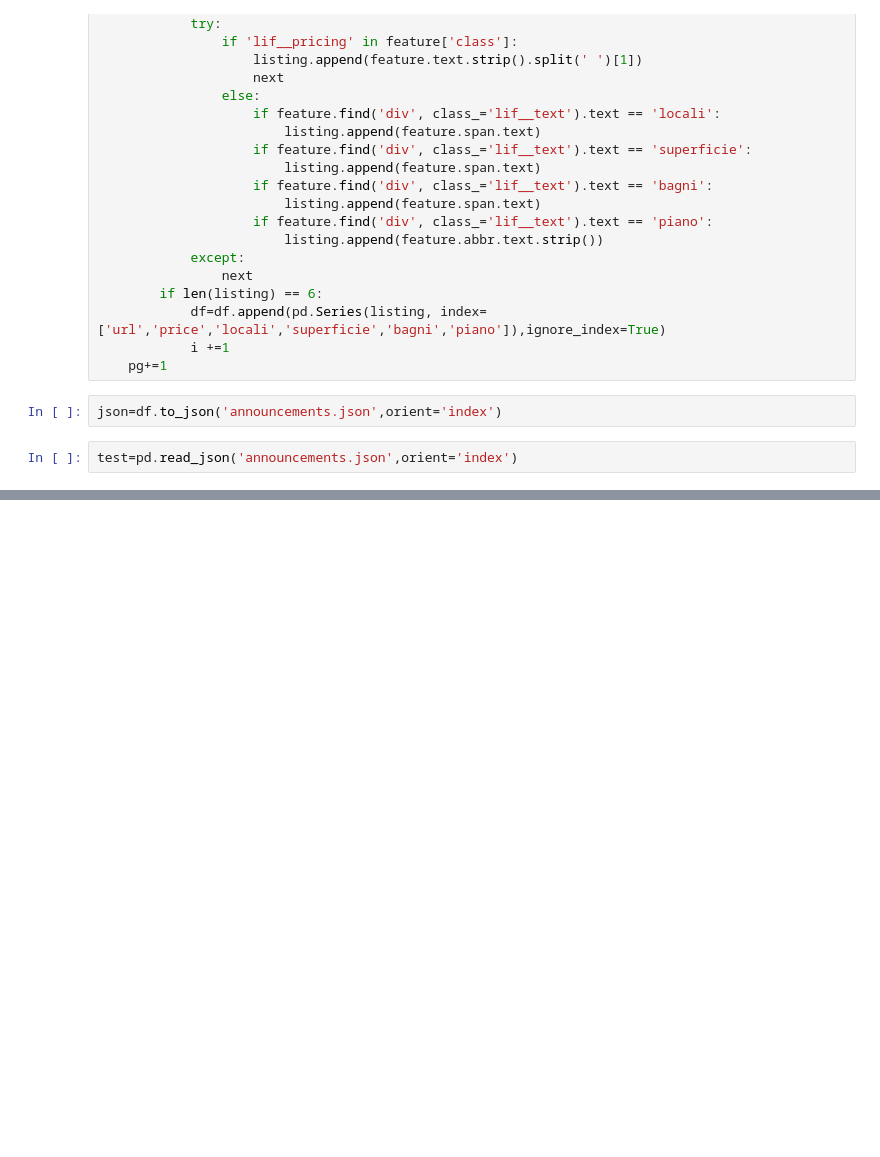
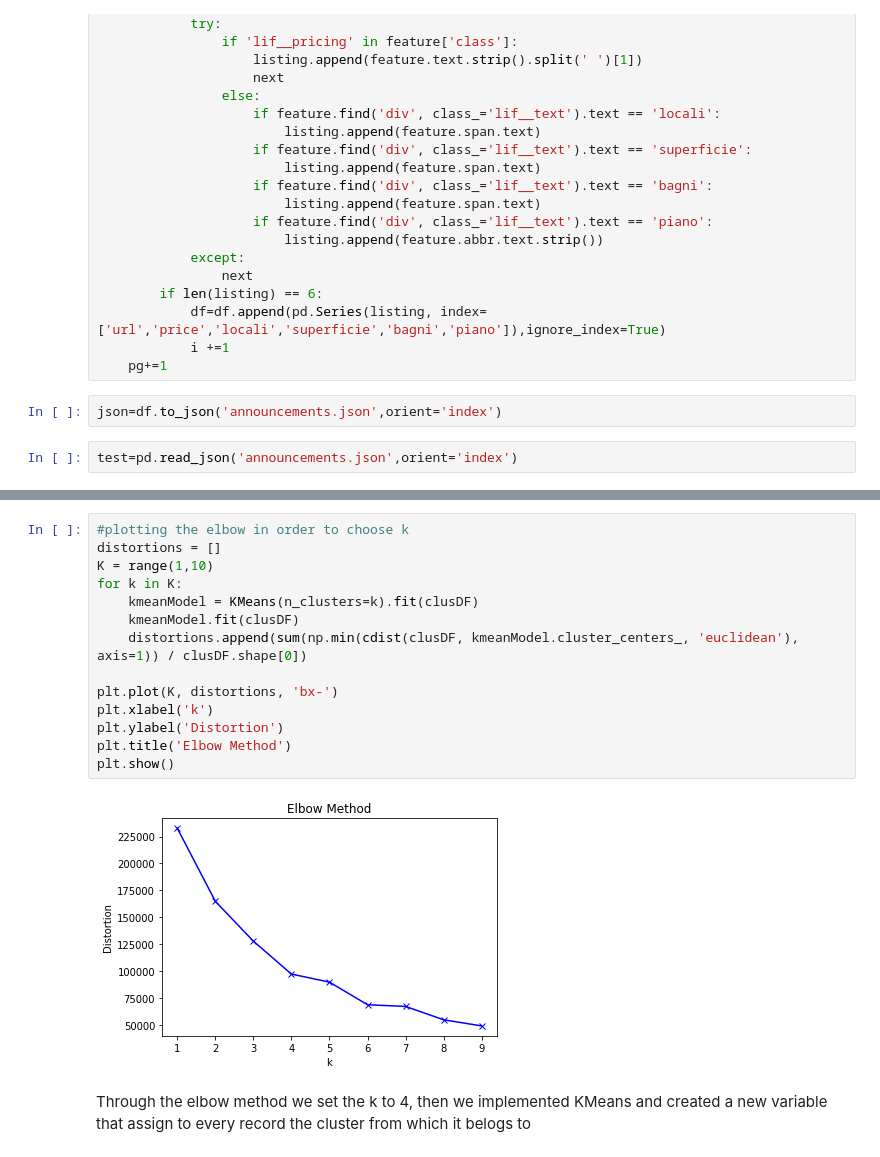
Before and after one commit to jaz93/ADM_HW4, a Jupyter notebook: adm_hw4(data collection).ipynb, the cells around one changed output, grey strips where cells are left out. Saved outputs shown, nothing was run; the diff lists cells and outputs as text; blank space fills up the shorter version.

```diff
--- a/adm_hw4(data collection).ipynb
+++ b/adm_hw4(data collection).ipynb
@@ -47,0 +118,18 @@ test=pd.read_json('announcements.json',orient='index')
+# %%
+#plotting the elbow in order to choose k
+distortions = []
+K = range(1,10)
+for k in K:
+    kmeanModel = KMeans(n_clusters=k).fit(clusDF)
+    kmeanModel.fit(clusDF)
+    distortions.append(sum(np.min(cdist(clusDF, kmeanModel.cluster_centers_, 'euclidean'), axis=1)) / clusDF.shape[0])
+
+plt.plot(K, distortions, 'bx-')
+plt.xlabel('k')
+plt.ylabel('Distortion')
+plt.title('Elbow Method')
+plt.show()
+# %% [output]
+[figure, added]
+# %% [markdown]
+Through the elbow method we set the k to 4, then we implemented KMeans and created a new variable that assign to every record the cluster from which it belogs to
```
Also changed, not shown: parts of 32 cells of this notebook.
